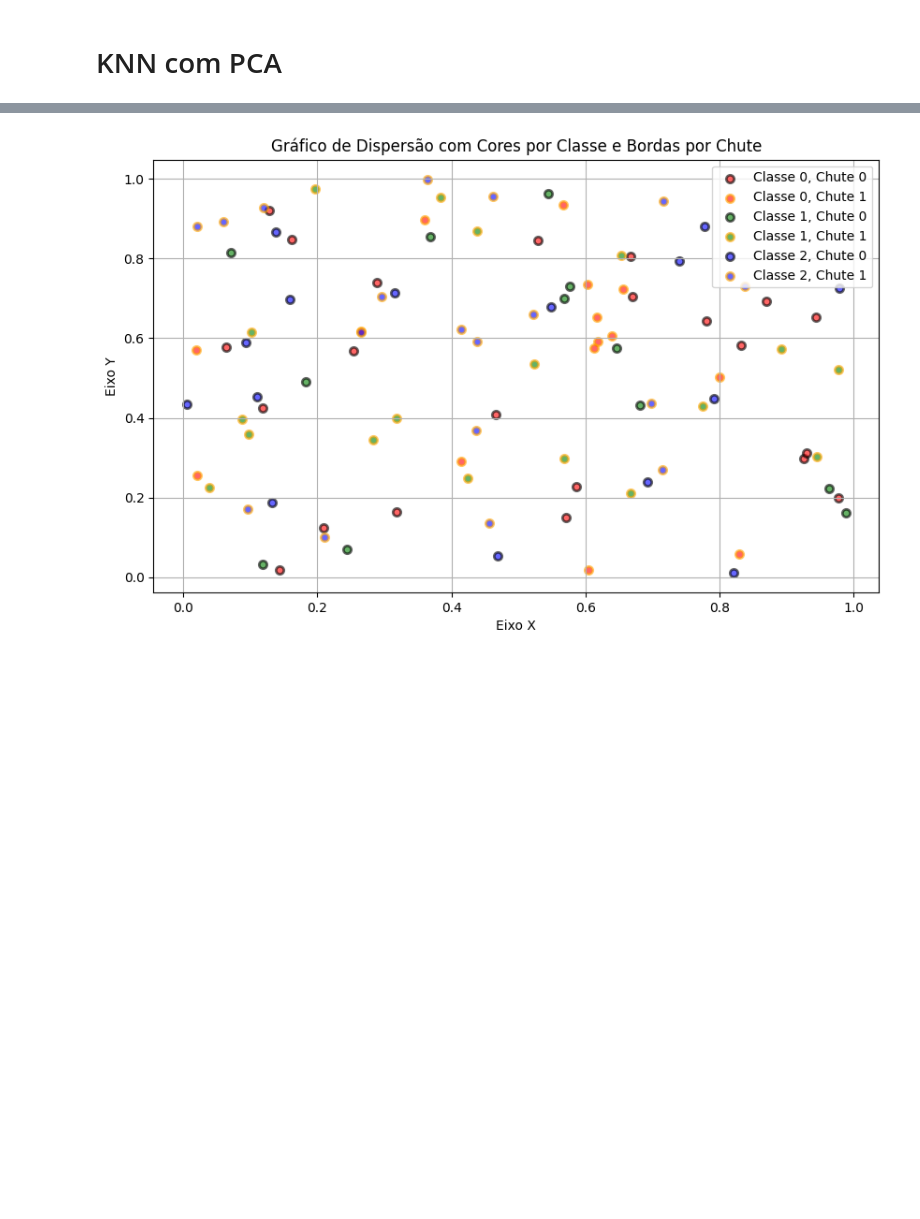
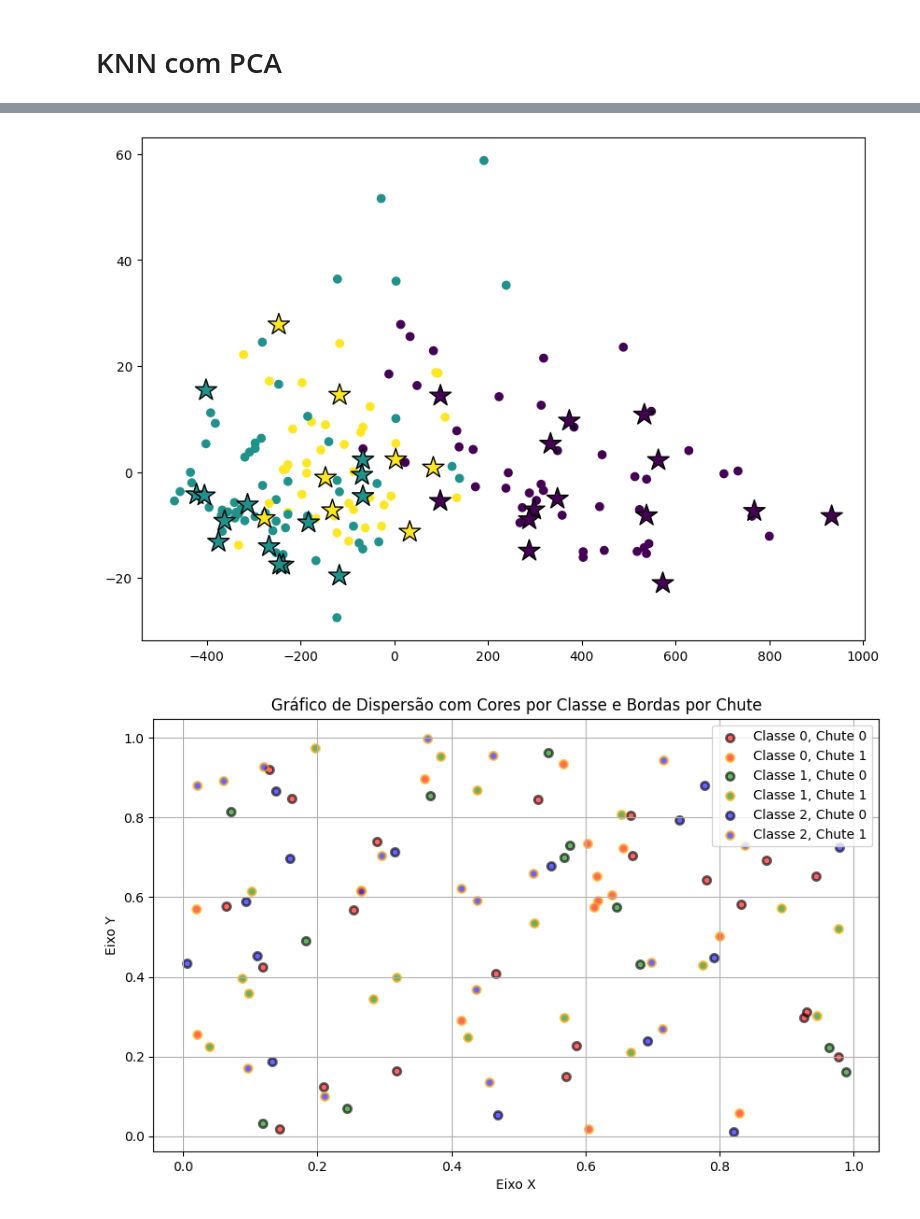
Before and after one commit to salocinrevenge/AlgeLin-ML, a Jupyter notebook: tarefa1.ipynb, the cells around one changed output, grey strips where cells are left out. Saved outputs shown, nothing was run; the diff lists cells and outputs as text; code cells hidden in the pictures; blank space fills up the shorter version.

```diff
--- a/tarefa1.ipynb
+++ b/tarefa1.ipynb
@@ -380,3 +369,24 @@ plt.show()
+# %%
+concatenado = jnp.concatenate((X_train, X_test), axis=0)
+
+# calcula o pca
+pca_vec_conc = pca(concatenado, 2)
+
+pca_train, pca_test = pca_vec_conc[:X_train.shape[0]], pca_vec_conc[X_train.shape[0]:]
+
+
+cores = {0:'#069DAE', 1: '#FFCF00', 2:'#54378D'}
+# deixa o plot maior
+plt.figure(figsize=(10, 7))
+#plota pca_train com bolinhas e suas classes
+plt.scatter(pca_train[:, 0], pca_train[:, 1], c=y_train_original)
+# plota pca_test com * e suas classes, alem de borda e tamanho 10
+plt.sca
+plt.scatter(pca_test[:, 0], pca_test[:, 1], c=y_test_original, marker='*', edgecolors="black", linewidth=1, s=300)
+plt.show()
+# printa as cores usadas
+# %% [output]
+[figure, added]
 # %%
 import numpy as np
 import matplotlib.pyplot as plt
```
Also changed, not shown: parts of 1 cell of this notebook.
